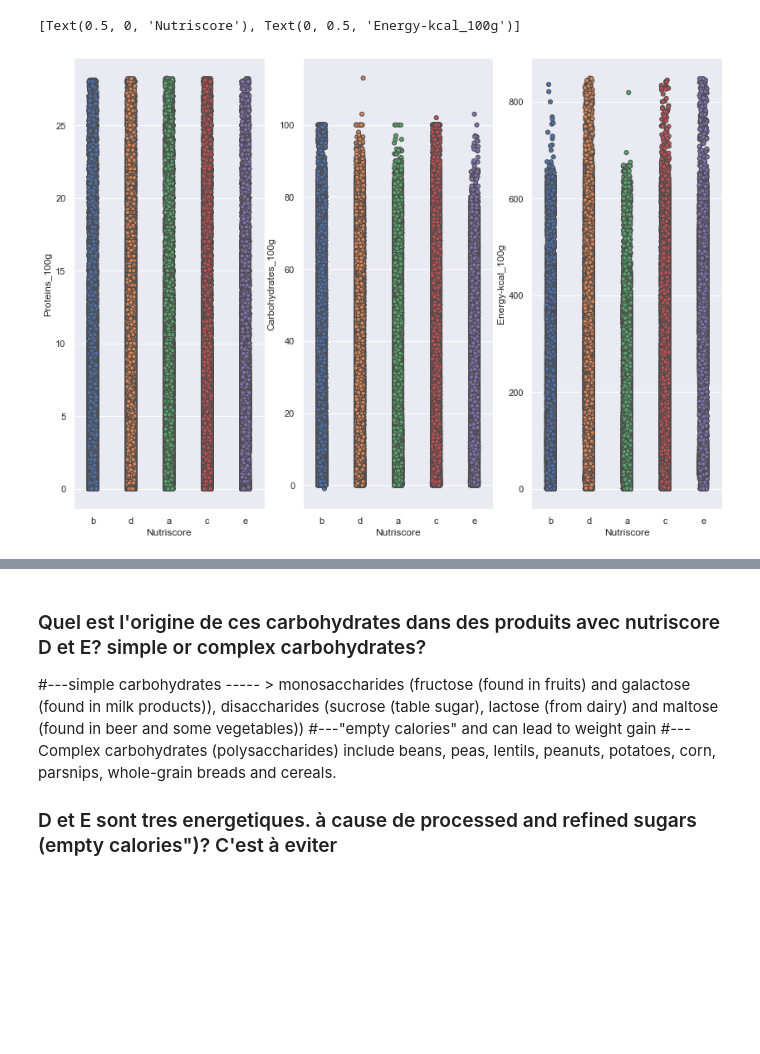
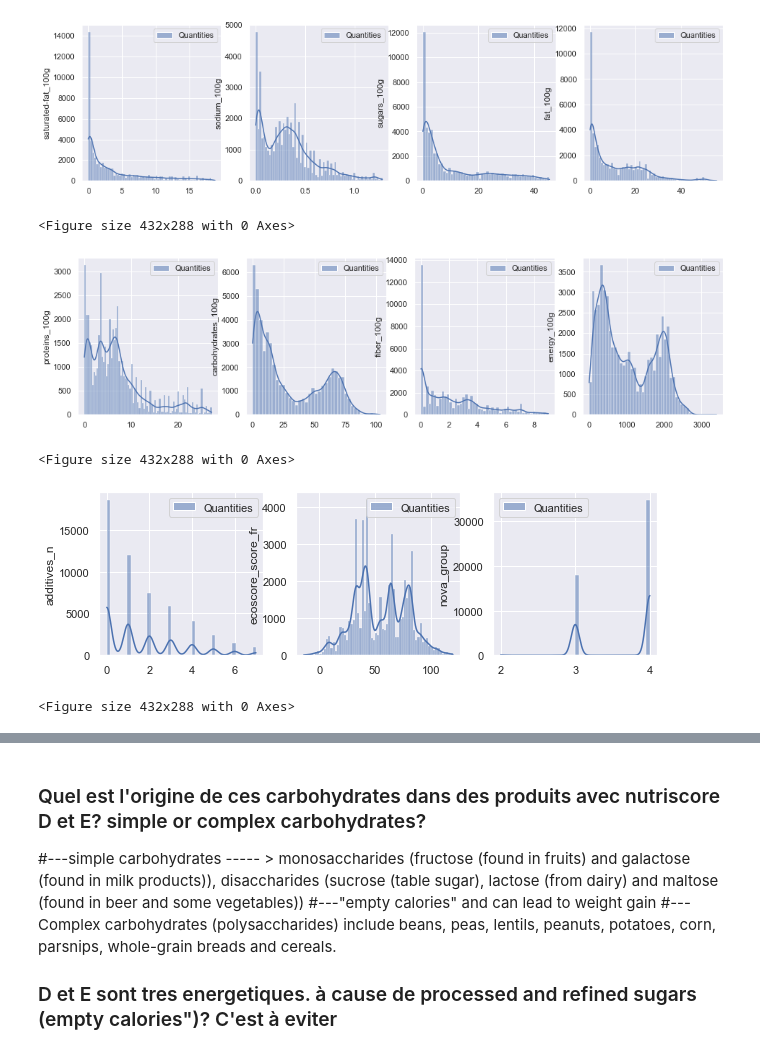
Before and after one commit to yonssJ/Data-Science-Course, a Jupyter notebook: PSanté_JOSE_Yonss/PSanté_02_notebookexploration.ipynb, the cells around one changed output, grey strips where cells are left out. Drawn from its saved outputs; the diff is of its cells as text; code cells hidden in the pictures; blank space fills up the shorter version.

```diff
--- a/PSanté_JOSE_Yonss/PSanté_02_notebookexploration.ipynb
+++ b/PSanté_JOSE_Yonss/PSanté_02_notebookexploration.ipynb
@@ -106,13 +55,41 @@ g.set(xlabel = "Nutriscore", ylabel = "sodium_100g")
-# %%
-fig, axs = plt.subplots (1, 3, figsize=(14, 10))
-g=sns.stripplot(x='nutriscore_grade', y='Quantities', data=df1[df1['Food_composition']=='proteins_100g'], ax=axs[0],linewidth=1)
-g.set(xlabel = "Nutriscore", ylabel = "Proteins_100g")
-g=sns.stripplot(x='nutriscore_grade', y='Quantities', data=df1[df1['Food_composition']=='carbohydrates_100g'], ax=axs[1],linewidth=1)
-g.set(xlabel = "Nutriscore", ylabel = "Carbohydrates_100g")
-g=sns.stripplot(x='nutriscore_grade', y='Quantities', data=df1[df1['Food_composition']=='energy-kcal_100g'], ax=axs[2],linewidth=1)
-g.set(xlabel = "Nutriscore", ylabel = "Energy-kcal_100g")
-#g=sns.stripplot(x='nutriscore_grade', y='Quantities', data=df1[df1['Food_composition']=='ingredients_from_palm_oil_n'], ax=axs[1,1],linewidth=1)
-#g.set(xlabel = "Nutriscore", ylabel = "ingredients_from_palm_oil_n")
-# %% [output]
-[Text(0.5, 0, 'Nutriscore'), Text(0, 0.5, 'Energy-kcal_100g')]
-[figure, removed]
+# %%
+varname='Food_composition'
+tcolors="teal"
+
+figure_name =Path(str(dir_fig) +'/' + str(region) + str('Over_view_data_1.jpeg'))
+#
+fig, axs = plt.subplots(1, 4, figsize=(16, 4))
+histograme_plot(df1, varname,'saturated-fat_100g',axs[0],tcolors)
+histograme_plot(df1, varname,'sodium_100g',axs[1],tcolors)
+histograme_plot(df1, varname,'sugars_100g',axs[2],tcolors)
+histograme_plot(df1, varname,'fat_100g',axs[3],tcolors)
+plt.show()
+plt.savefig(figure_name,format='jpeg',dpi=100,bbox_inches='tight')
+# %% [output]
+[figure, added]
+<Figure size 432x288 with 0 Axes>
+# %%
+figure_name =Path(str(dir_fig) +'/' + str(region) + str('Over_view_data_2.jpeg'))
+#
+fig, axs = plt.subplots(1, 4, figsize=(16, 4))
+histograme_plot(df1, varname,'proteins_100g',axs[0],tcolors)
+histograme_plot(df1, varname,'carbohydrates_100g',axs[1],tcolors)
+histograme_plot(df1, varname,'fiber_100g',axs[2],tcolors)
+histograme_plot(df1, varname,'energy_100g',axs[3],tcolors)
+plt.show()
+plt.savefig(figure_name,format='jpeg',dpi=100,bbox_inches='tight')
+# %% [output]
+[figure, added]
+<Figure size 432x288 with 0 Axes>
+# %%
+figure_name =Path(str(dir_fig) +'/' + str(region) + str('Over_view_data_3.jpeg'))
+#
+fig, axs = plt.subplots(1, 3, figsize=(10, 3))
+histograme_plot(df1, varname,'additives_n',axs[0],tcolors)
+histograme_plot(df1, varname,'ecoscore_score_fr',axs[1],tcolors)
+histograme_plot(df1, varname,'nova_group',axs[2],tcolors)
+plt.show()
+plt.savefig(figure_name,format='jpeg',dpi=100,bbox_inches='tight')
+# %% [output]
+[figure, added]
+<Figure size 432x288 with 0 Axes>
```
Also changed, not shown: parts of 68 cells of this notebook, 2 other files.
